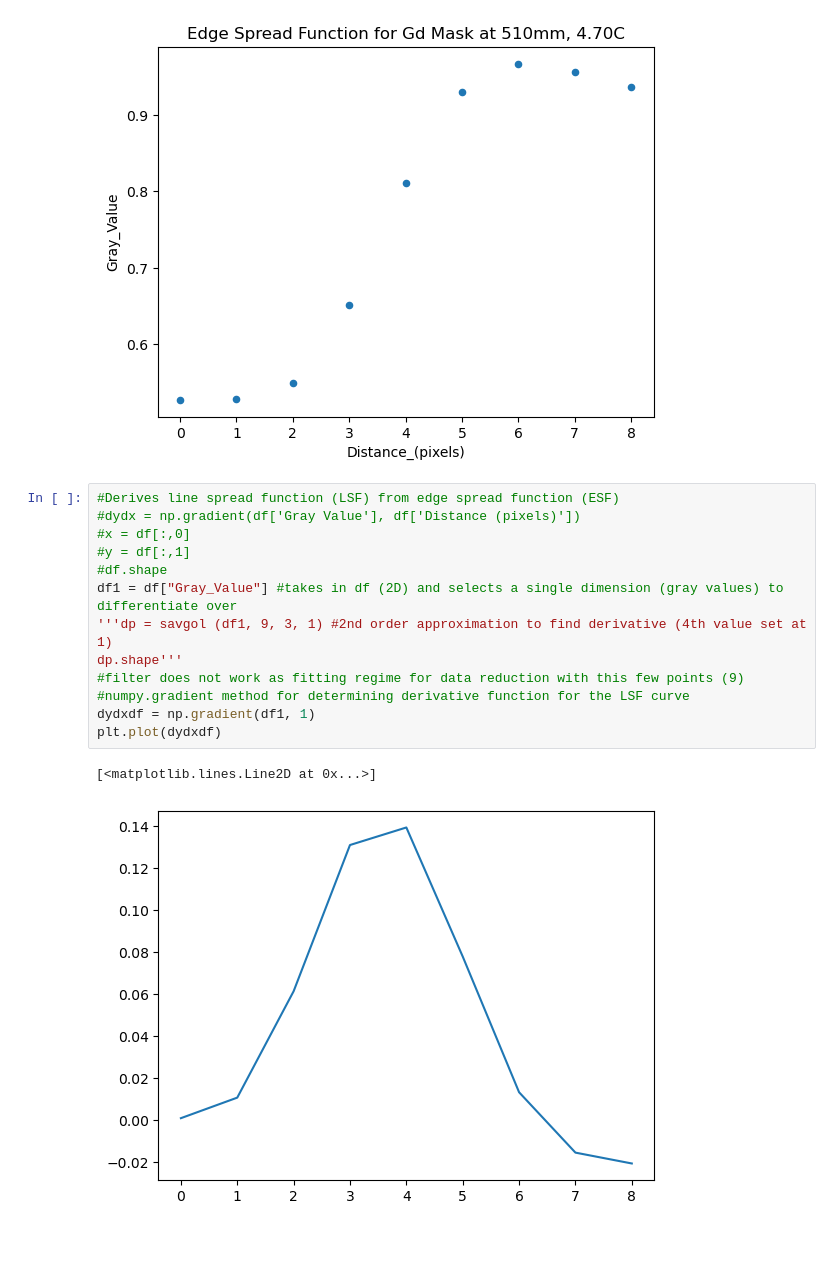
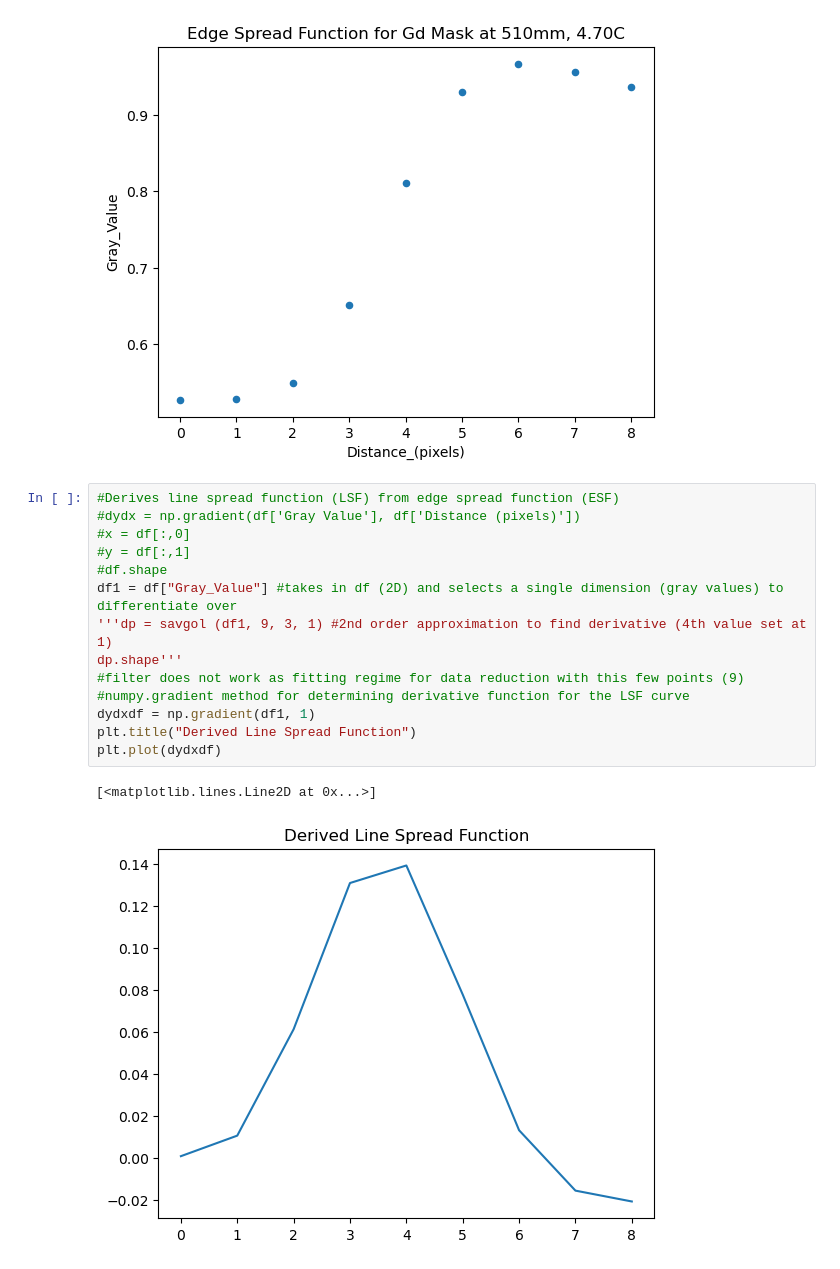
Before and after one commit to ornlneutronimaging/MCP_Sensor_Resolution, a Jupyter notebook: Normalization_Resolution_function_MCP_sensor.ipynb, the cells around one changed output. Drawn from its saved outputs; the diff is of its cells as text; blank space fills up the shorter version.

Commit message:
New plotting scheme

```diff
--- a/Normalization_Resolution_function_MCP_sensor.ipynb
+++ b/Normalization_Resolution_function_MCP_sensor.ipynb
@@ -47,19 +47,20 @@ plot = df.plot(x='Distance_(pixels)',y='Gray_Value', kind="scatter", title="Edge
 # %%
 #Derives line spread function (LSF) from edge spread function (ESF)
 #dydx = np.gradient(df['Gray Value'], df['Distance (pixels)'])
 #x = df[:,0]
 #y = df[:,1]
 #df.shape
 df1 = df["Gray_Value"] #takes in df (2D) and selects a single dimension (gray values) to differentiate over
 '''dp = savgol (df1, 9, 3, 1) #2nd order approximation to find derivative (4th value set at 1)
 dp.shape'''
 #filter does not work as fitting regime for data reduction with this few points (9)
 #numpy.gradient method for determining derivative function for the LSF curve
 dydxdf = np.gradient(df1, 1)
+plt.title("Derived Line Spread Function")
 plt.plot(dydxdf)
 # %% [output]
 [<matplotlib.lines.Line2D at 0x...>]
-[figure, old version]
+[figure, new version]
 # %%
 #Gaussian fit model
 #print (dydxdf)
```
Also changed, not shown: parts of 6 cells of this notebook.
